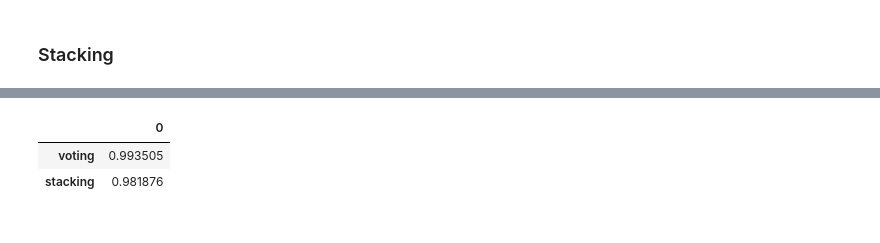
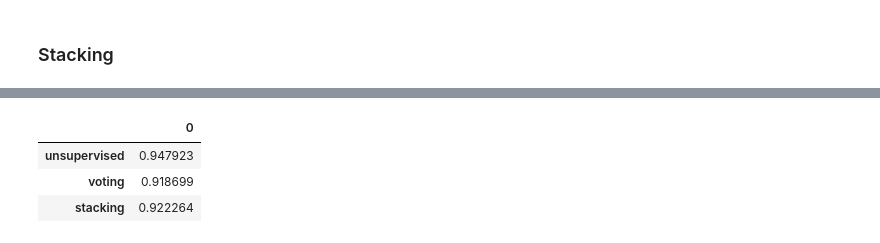
Before and after one commit to mireyaGuCa/Decision_trees, a Jupyter notebook: fraudDetection_student.ipynb, the cells around one changed output, grey strips where cells are left out. Saved outputs shown, nothing was run; the diff lists cells and outputs as text; code cells hidden in the pictures.

```diff
--- a/fraudDetection_student.ipynb
+++ b/fraudDetection_student.ipynb
@@ -288,13 +276,0 @@ bagging_roc_auc_scores
-# %%
-from sklearn.ensemble import AdaBoostClassifier
-
-boosting_data = {
-    f'bost_{mod_name}':
-    AdaBoostClassifier(base_estimator=mod_obj, n_estimators=ESTIMS, algorithm='SAMME')
-    .fit(X_train, y_train)
-    .score(X_test, y_test)
-    for mod_name, mod_obj in base_learners
-}
-
-boosting_scores = pd.DataFrame.from_dict(data=boosting_data, orient='index')
-boosting_scores
@@ -308,11 +276,0 @@ boosting_scores
-# %%
-boosting_roc_auc_data = {}
-for mod_name, mod_obj in base_learners:
-    boosting_model = AdaBoostClassifier(base_estimator=mod_obj, n_estimators=ESTIMS, algorithm='SAMME')
-    boosting_model.fit(X_train, y_train)
-    preds = boosting_model.predict(X_test)
-    score = roc_auc_score(preds, y_test)
-    boosting_roc_auc_data[f'bost_{mod_name}'] = score
-
-boosting_roc_auc_scores = pd.DataFrame.from_dict(data=boosting_roc_auc_data, orient='index')
-boosting_roc_auc_scores
@@ -331,6 +282,6 @@ from sklearn.ensemble import VotingClassifier
 voting_model = VotingClassifier(estimators=base_learners, n_jobs=-1)
 voting_model.fit(X_train, y_train)
 voting_preds = voting_model.predict(X_test)
-voting_roc_auc_score = roc_auc_score(voting_preds, y_test)
+voting_roc_auc_score = roc_auc_score(y_test,voting_preds )
 voting_roc_auc_score
 # %% [output]
@@ -343,6 +294,6 @@ from sklearn.ensemble import StackingClassifier
 stacking_model = StackingClassifier(estimators=base_learners, n_jobs=-1)
 stacking_model.fit(X_train, y_train)
 stacking_preds = stacking_model.predict(X_test)
-stacking_roc_auc_score = roc_auc_score(stacking_preds, y_test)
+stacking_roc_auc_score = roc_auc_score(y_test, stacking_preds)
 stacking_roc_auc_score
 # %% [output]
@@ -376,15 +327,17 @@ ax = all_scores.plot(kind='bar', title='roc_auc_score on test', ylim=(0.0, 1.0),
 # %%
 d = {
+    'unsupervised': [AUC_score_unsupervised],
     'voting': [voting_roc_auc_score],
     'stacking': [stacking_roc_auc_score]
 }
 
 df = pd.DataFrame(data=d).transpose()
 df
 # %% [output]
 |  | 0 |
-| voting | 0.993505 |
-| stacking | 0.981876 |
+| unsupervised | 0.947923 |
+| voting | 0.918699 |
+| stacking | 0.922264 |
 # %%
 _all = pd.concat([base_roc_auc_scores, bagging_roc_auc_scores, boosting_roc_auc_scores, df])
 _all.columns = ['roc_auc']
```
Also changed, not shown: parts of 20 cells of this notebook, 1 other file.
